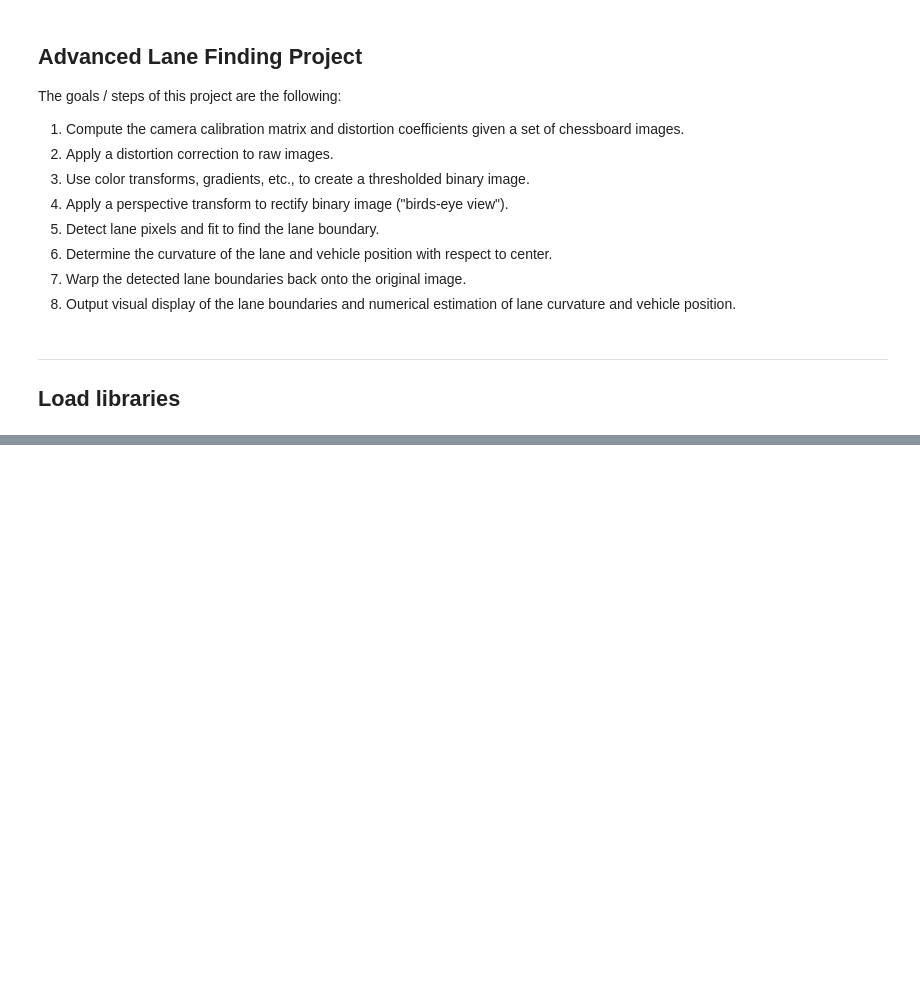
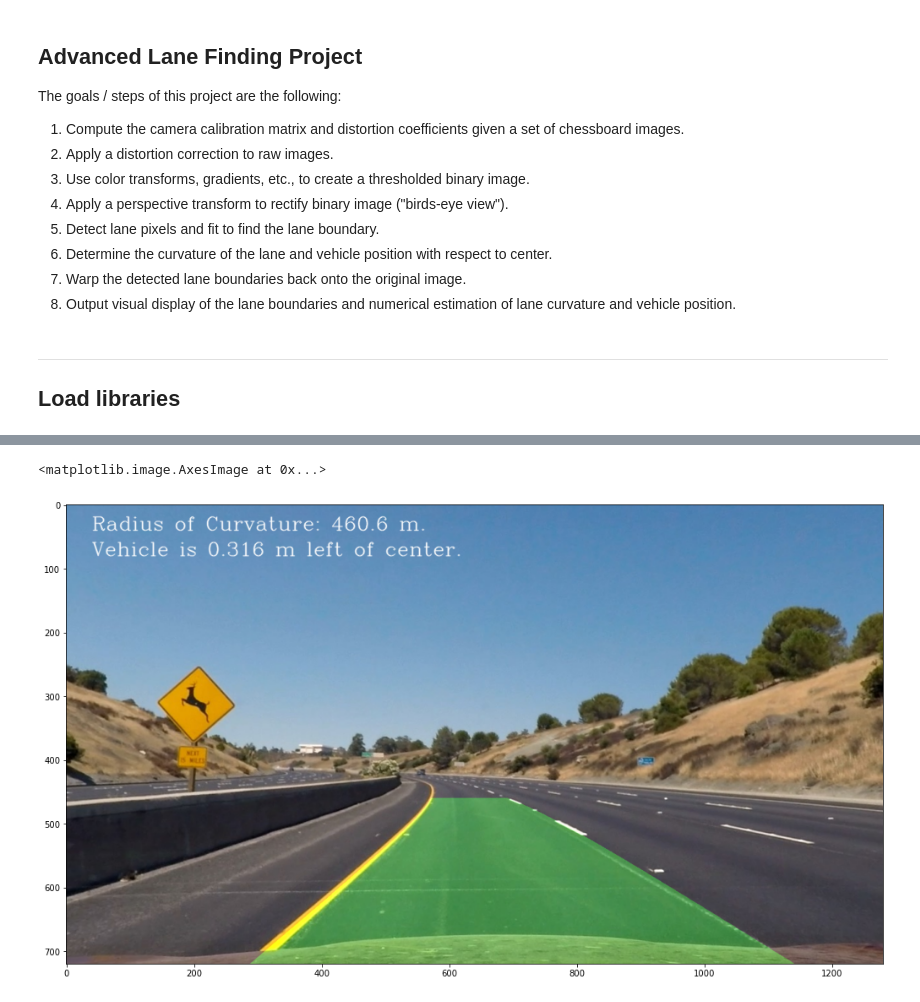
Before and after one commit to simonbogh/CarND-Advanced-Lane-Lines, a Jupyter notebook: P2-advanced-lane-lines.ipynb, the cells around one changed output, grey strips where cells are left out. Cells and saved outputs as stored; diff of their text form; code cells hidden in the pictures; blank space fills up the shorter version.

```diff
--- a/P2-advanced-lane-lines.ipynb
+++ b/P2-advanced-lane-lines.ipynb
@@ -711,0 +669,55 @@ plt.imshow(cv2.cvtColor(final_img, cv2.COLOR_BGR2RGB))
+# %%
+# Pipeline for processing image data
+def drawing_lane_curvature_text(img_result, left_curverad, right_curverad, center_offset_real_world_m):
+    txt_header1 = "Radius of Curvature: {:.1f} m.".format((left_curverad + right_curverad)/2)
+    if center_offset_real_world_m > 0:
+        txt_header2 = "Vehicle is {:.3f} m left of center.".format(np.abs(center_offset_real_world_m))
+    else:
+        txt_header2 = "Vehicle is {:.3f} m right of center.".format(np.abs(center_offset_real_world_m))
+
+    cv2.putText(img_result, txt_header1, (40, 40), cv2.FONT_HERSHEY_COMPLEX, 1, (255,255,255), 1, cv2.LINE_AA)
+    cv2.putText(img_result, txt_header2, (40, 80), cv2.FONT_HERSHEY_COMPLEX, 1, (255,255,255), 1, cv2.LINE_AA)
+    return img_result
+
+
+#def plot_lane_lines_on_image(original_image, src_points, dst_points, camera_matrix, distortion_coefficients):
+def plot_lane_lines_on_image(original_image):
+    global src
+    global dst
+    global mtx
+    global dist
+
+    # Undistort image
+    img_undistorted = cv2.undistort(original_image, mtx, dist, None, mtx)
+
+    # Binary
+    img_thresholded_binary = threshold_pipeling(img_undistorted)
+
+    # Warp image
+    img_thresholded_binary_warped, M_binary, M_binary_inv = warp_img(img_thresholded_binary, src, dst)
+
+    # Fit polynomial to lane lines
+    out_img, left_fit, right_fit, ploty, left_fitx, right_fitx, leftx, lefty, rightx, righty = fit_polynomial(img_thresholded_binary_warped)
+
+
+    # Measure curvature
+    left_curverad, right_curverad = measure_curvature_real(leftx, lefty, rightx, righty, ploty)
+
+    # Vehicle position
+    center_offset_real_world_m = measure_offset_to_center(ploty, left_fit, right_fit)
+
+    # Draw lane lines
+    result_image = drawing_lane_lines(img_undistorted, img_thresholded_binary_warped, M_binary_inv, ploty, left_fitx, right_fitx)
+
+    # Draw text
+    result_image = drawing_lane_curvature_text(result_image, left_curverad, right_curverad, center_offset_real_world_m)
+
+    return result_image
+
+
+final_img = plot_lane_lines_on_image(img)
+plt.figure(figsize = (20,10))
+plt.imshow(cv2.cvtColor(final_img, cv2.COLOR_BGR2RGB))
+# %% [output]
+<matplotlib.image.AxesImage at 0x...>
+[figure, added]
```
Also changed, not shown: parts of 37 cells of this notebook.
